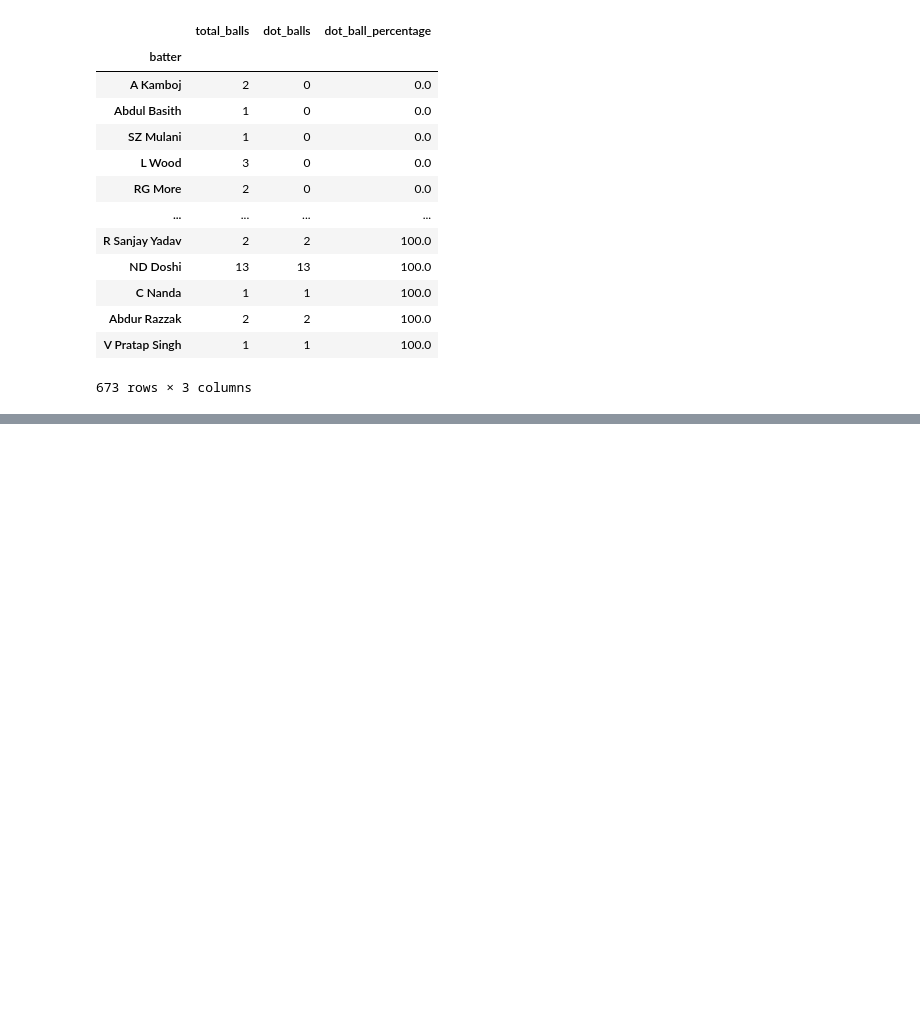
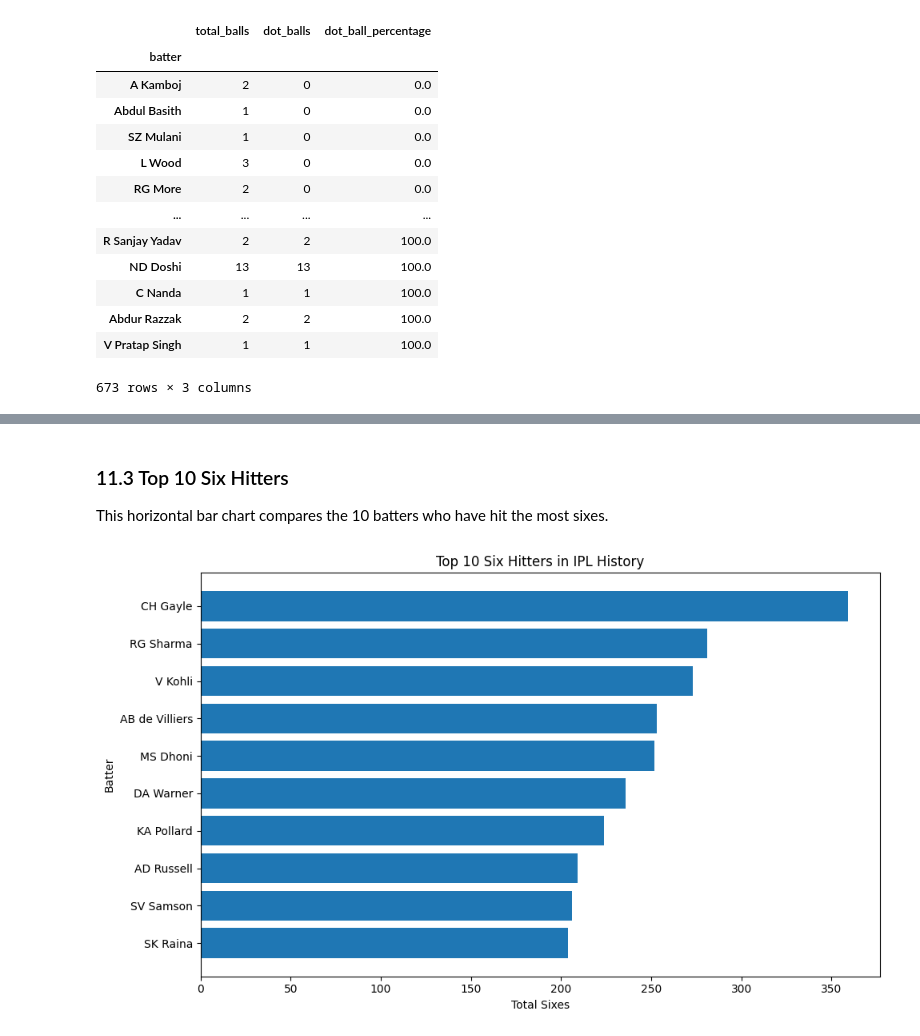
Before and after one commit to khalil-Gardiwal/ipl-data-analysis, a Jupyter notebook: notebooks/ipl-analysis.ipynb, the cells around one changed output, grey strips where cells are left out. Cells and saved outputs as stored; diff of their text form; code cells hidden in the pictures; blank space fills up the shorter version.

```diff
--- a/notebooks/ipl-analysis.ipynb
+++ b/notebooks/ipl-analysis.ipynb
@@ -2151,0 +2195,20 @@ dot_ball_percentage.sort_values(
+# %% [markdown]
+### 11.3 Top 10 Six Hitters
+
+This horizontal bar chart compares the 10 batters who have hit the most sixes.
+# %%
+plt.figure(figsize=(10, 6))
+
+plt.barh(
+    top10_sixers.index[::-1],
+    top10_sixers.values[::-1]
+)
+
+plt.title("Top 10 Six Hitters in IPL History")
+plt.xlabel("Total Sixes")
+plt.ylabel("Batter")
+
+plt.tight_layout()
+plt.show()
+# %% [output]
+[figure, added]
```
Also changed, not shown: parts of 32 cells of this notebook.
